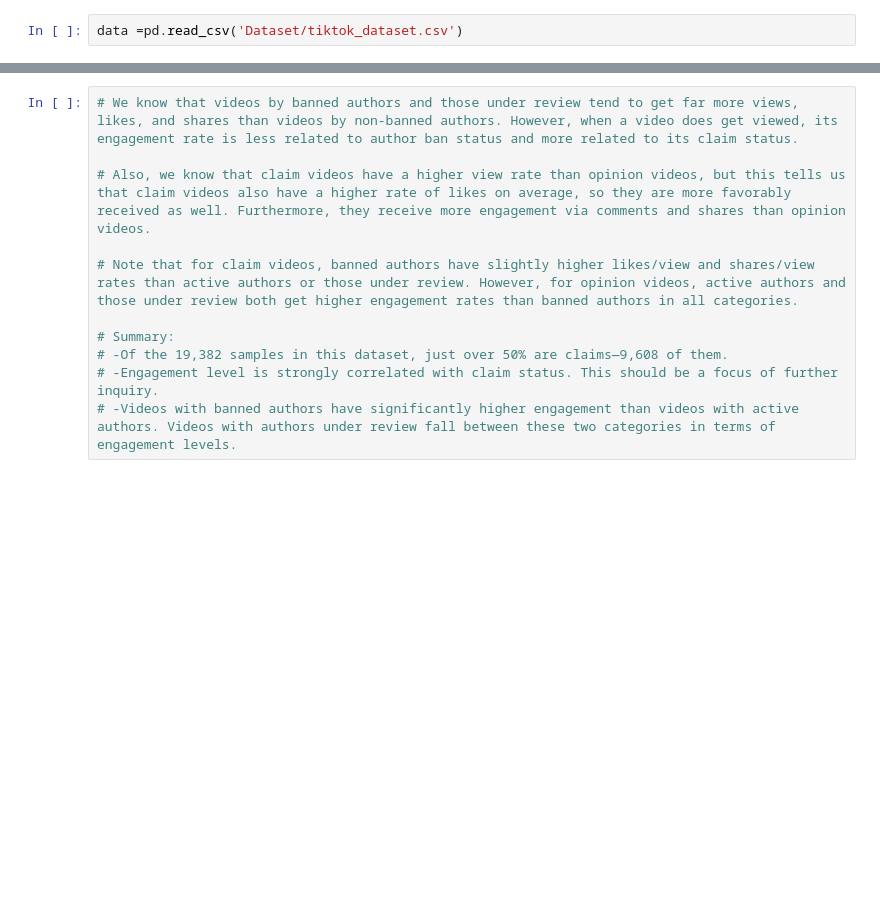
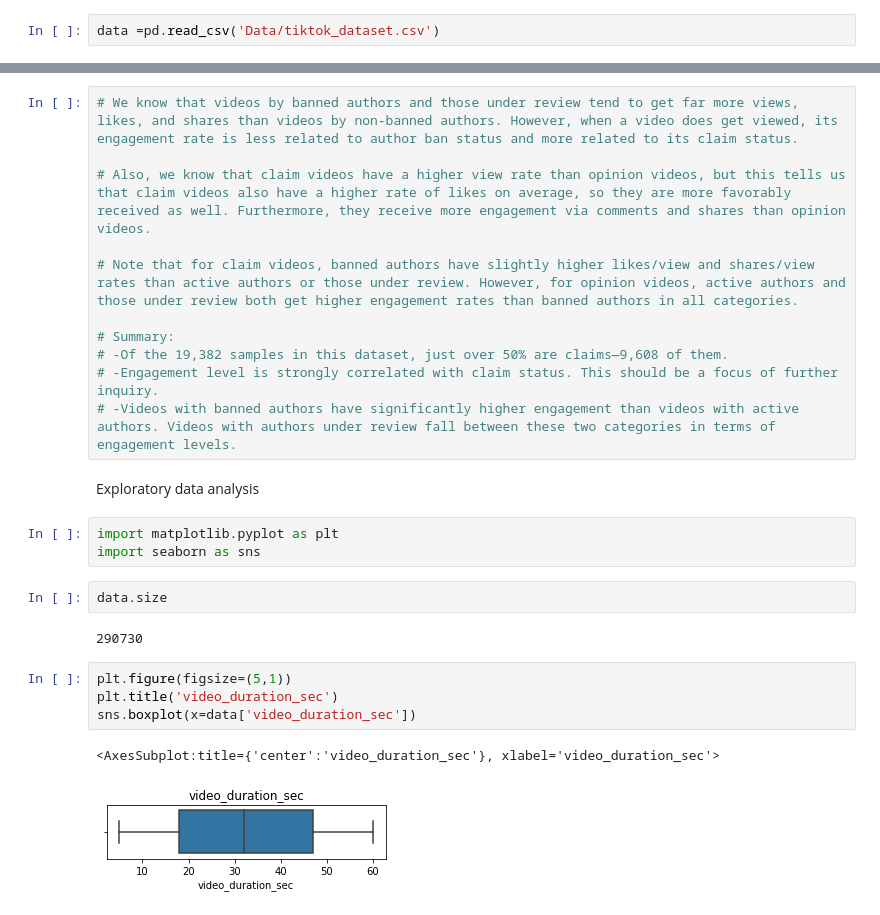
Before and after one commit to Mustafa777Xo/TikTok, a Jupyter notebook: tiktok_classfication.ipynb, the cells around one changed output, grey strips where cells are left out. Drawn from its saved outputs; the diff is of its cells as text; blank space fills up the shorter version.

```diff
--- a/tiktok_classfication.ipynb
+++ b/tiktok_classfication.ipynb
@@ -6,7 +6,7 @@ output : Executive Summary
 import pandas as pd
 import numpy as np
 # %%
-data =pd.read_csv('Dataset/tiktok_dataset.csv')
+data =pd.read_csv('Data/tiktok_dataset.csv')
 # %%
 data.head(10)
 # %% [output]
@@ -149,3 +149,19 @@ data['shares_per_view'] = data['video_share_count'] / data['video_view_count']
 # -Of the 19,382 samples in this dataset, just over 50% are claims—9,608 of them.
 # -Engagement level is strongly correlated with claim status. This should be a focus of further inquiry.
 # -Videos with banned authors have significantly higher engagement than videos with active authors. Videos with authors under review fall between these two categories in terms of engagement levels.
+# %% [markdown]
+Exploratory data analysis
+# %%
+import matplotlib.pyplot as plt
+import seaborn as sns
+# %%
+data.size
+# %% [output]
+290730
+# %%
+plt.figure(figsize=(5,1))
+plt.title('video_duration_sec')
+sns.boxplot(x=data['video_duration_sec'])
+# %% [output]
+<AxesSubplot:title={'center':'video_duration_sec'}, xlabel='video_duration_sec'>
+[figure, added]
```
Also changed, not shown: parts of 17 cells of this notebook.
